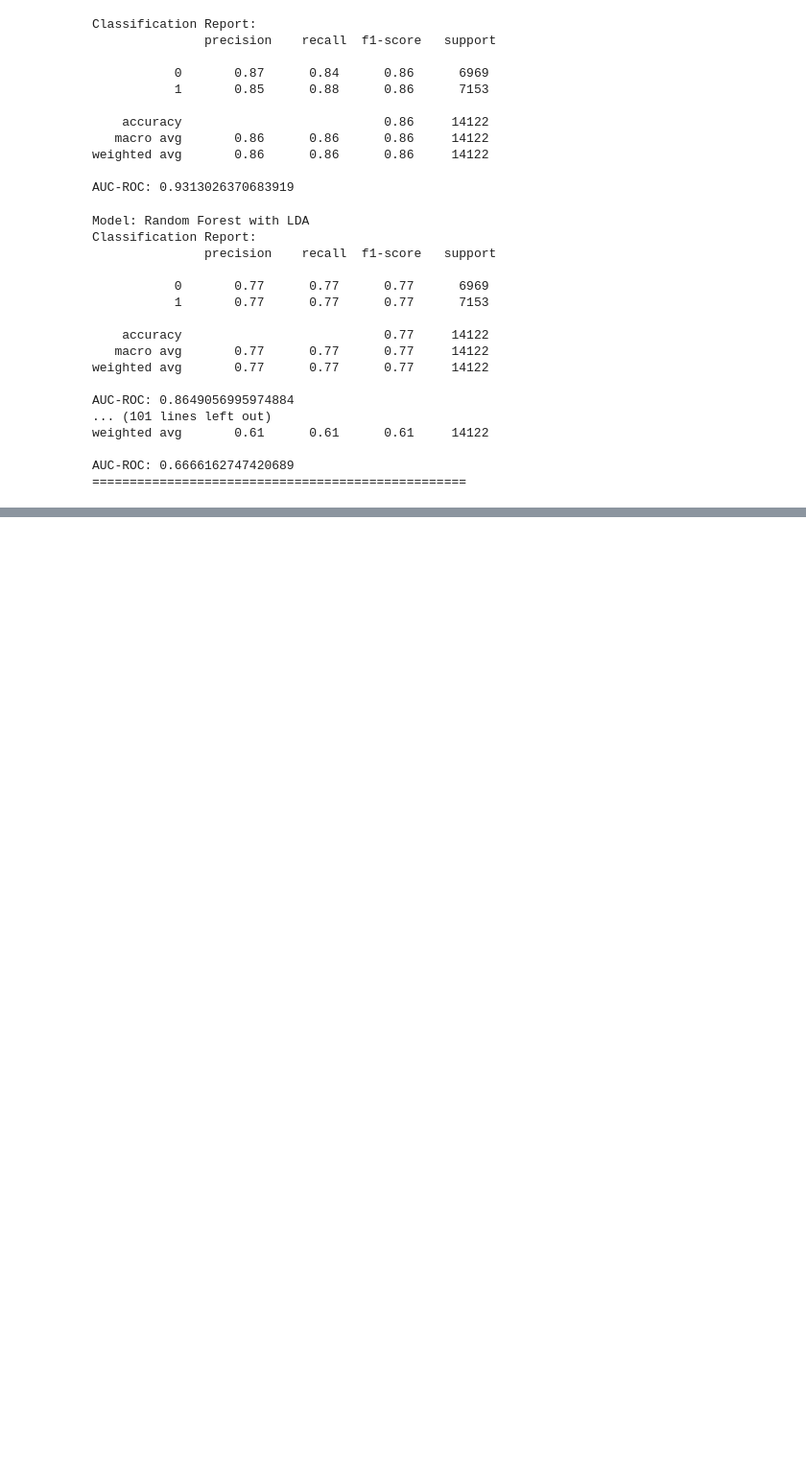
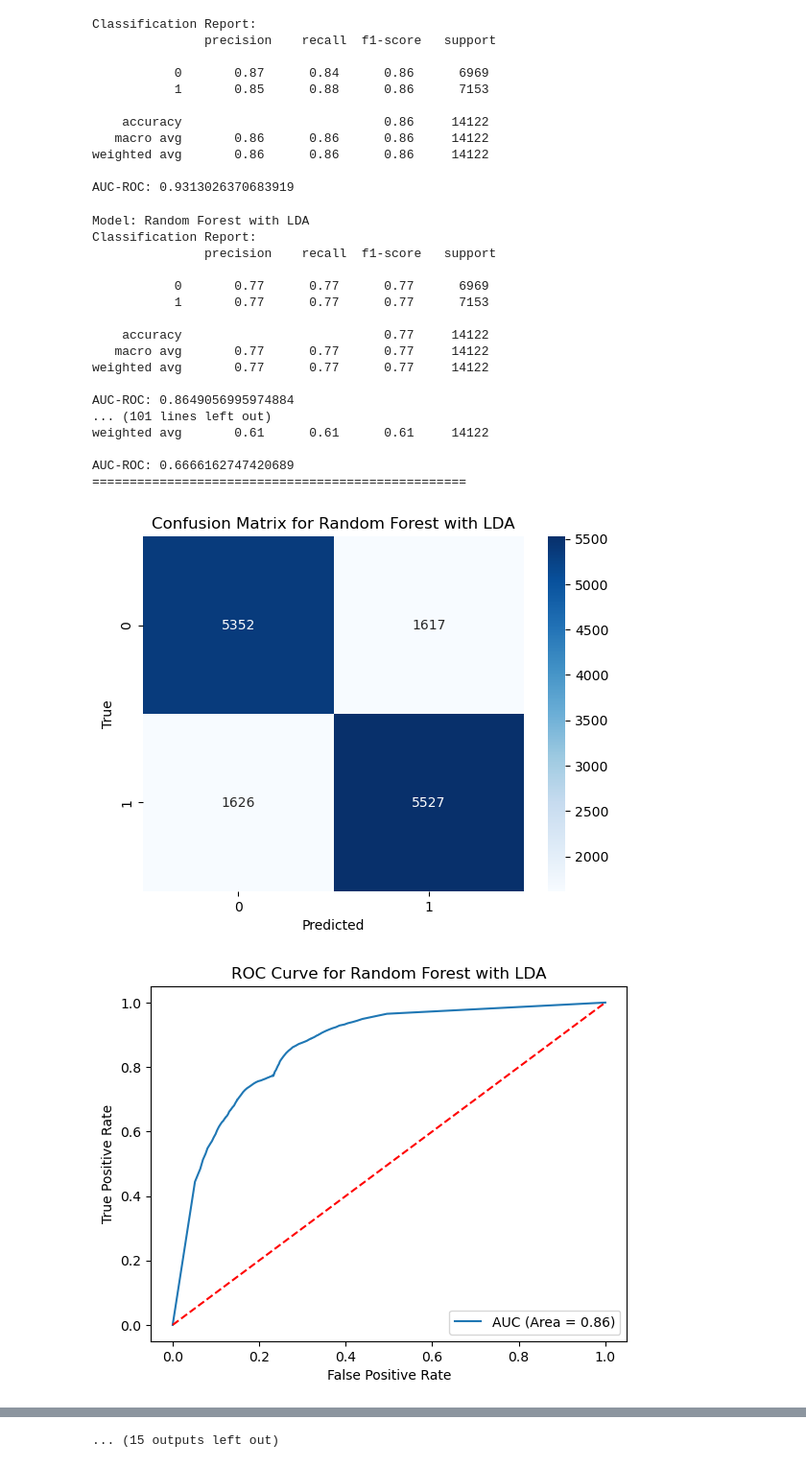
Before and after one commit to shiv3679/IDC409, a Jupyter notebook: flags/hep.ipynb, the cells around one changed output, grey strips where cells are left out. Shown at 96% size. Saved outputs shown, nothing was run; the diff lists cells and outputs as text; code cells hidden in the pictures; blank space fills up the shorter version.

```diff
--- a/flags/hep.ipynb
+++ b/flags/hep.ipynb
@@ -215,3 +215,81 @@ weighted avg       0.61      0.61      0.61     14122
 
 AUC-ROC: 0.6666162747420689
 ==================================================
+# %%
+import pandas as pd
+import numpy as np
+import matplotlib.pyplot as plt
+from sklearn.model_selection import train_test_split
+from sklearn.discriminant_analysis import LinearDiscriminantAnalysis
+from sklearn.decomposition import PCA, TruncatedSVD
+from sklearn.ensemble import RandomForestClassifier
+from sklearn.linear_model import LogisticRegression
+from sklearn.svm import SVC
+from sklearn.metrics import classification_report, roc_auc_score, confusion_matrix, roc_curve
+from sklearn.pipeline import Pipeline
+import seaborn as sns
+
+# Load the data
+file_path = 'data_hep.csv'
+hep_data = pd.read_csv(file_path)
+
+# Data Cleaning and Preprocessing
+hep_data_cleaned = hep_data.drop(columns=['Unnamed: 0'])
+hep_data_cleaned['label'] = hep_data_cleaned['type'].apply(lambda x: 1 if x in [0, 1] else 0)
+X = hep_data_cleaned.drop(columns=['type', 'label'])  # Features
+y = hep_data_cleaned['label']  # Target variable
+X_train, X_test, y_train, y_test = train_test_split(X, y, test_size=0.2, random_state=42, stratify=y)
+
+# Defining classifiers
+classifiers = {
+    'Random Forest': RandomForestClassifier(random_state=42),
+    'Logistic Regression': LogisticRegression(random_state=42),
+    'SVM': SVC(probability=True, random_state=42)
+}
+
+# Defining dimensionality reduction techniques
+dim_reduction_techniques = {
+    'LDA': LinearDiscriminantAnalysis(n_components=1),
+    'PCA': PCA(n_components=5),
+    'SVD': TruncatedSVD(n_components=5)
+}
+
+# Applying dimensionality reduction and training classifiers
+for dr_name, dr_technique in dim_reduction_techniques.items():
+    for clf_name, clf in classifiers.items():
+        # Creating a pipeline
+        pipeline = Pipeline([(dr_name, dr_technique), (clf_name, clf)])
+
+        # Training the model
+        pipeline.fit(X_train, y_train)
+
+        # Making predictions
+        y_pred = pipeline.predict(X_test)
+        y_pred_proba = pipeline.predict_proba(X_test)[:, 1]
+
+        # Confusion Matrix
+        cm = confusion_matrix(y_test, y_pred)
+        sns.heatmap(cm, annot=True, fmt='d', cmap='Blues')
+        plt.title(f'Confusion Matrix for {clf_name} with {dr_name}')
+        plt.xlabel('Predicted')
+        plt.ylabel('True')
+        plt.show()
+
+        # ROC Curve
+        fpr, tpr, thresholds = roc_curve(y_test, y_pred_proba)
+        plt.plot(fpr, tpr, label=f'AUC (Area = {roc_auc_score(y_test, y_pred_proba):.2f})')
+        plt.plot([0, 1], [0, 1], 'r--')
+        plt.title(f'ROC Curve for {clf_name} with {dr_name}')
+        plt.xlabel('False Positive Rate')
+        plt.ylabel('True Positive Rate')
+        plt.legend(loc='lower right')
+        plt.show()
+
+        # Evaluating the model
+        print(f"Model: {clf_name} with {dr_name}")
+        print("Classification Report:\n", classification_report(y_test, y_pred))
+        print("AUC-ROC:", roc_auc_score(y_test, y_pred_proba))
+        print("="*50)
+# %% [output]
+[figure, added]
+[figure, added]
@@ -217,0 +354 @@ AUC-ROC: 0.6666162747420689
+... (15 outputs left out)
```
Also changed, not shown: parts of 1 cell of this notebook.
